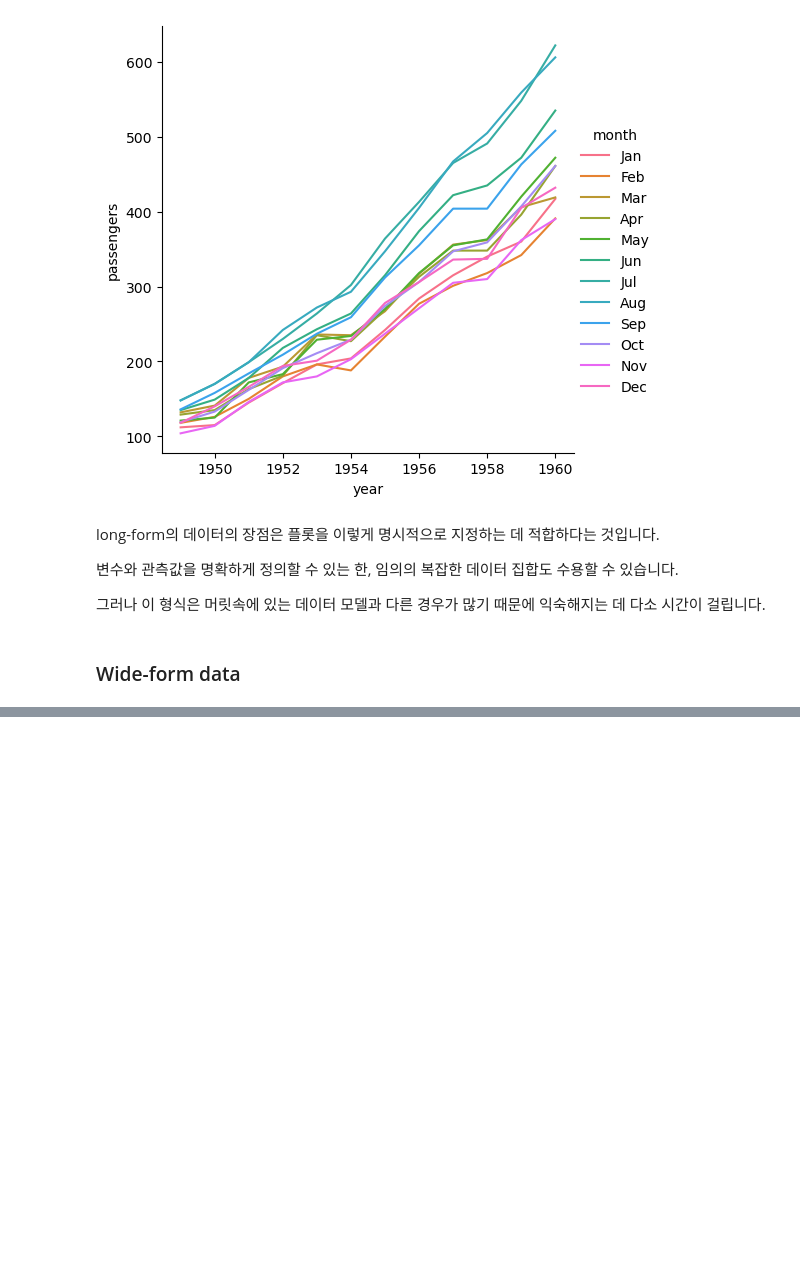
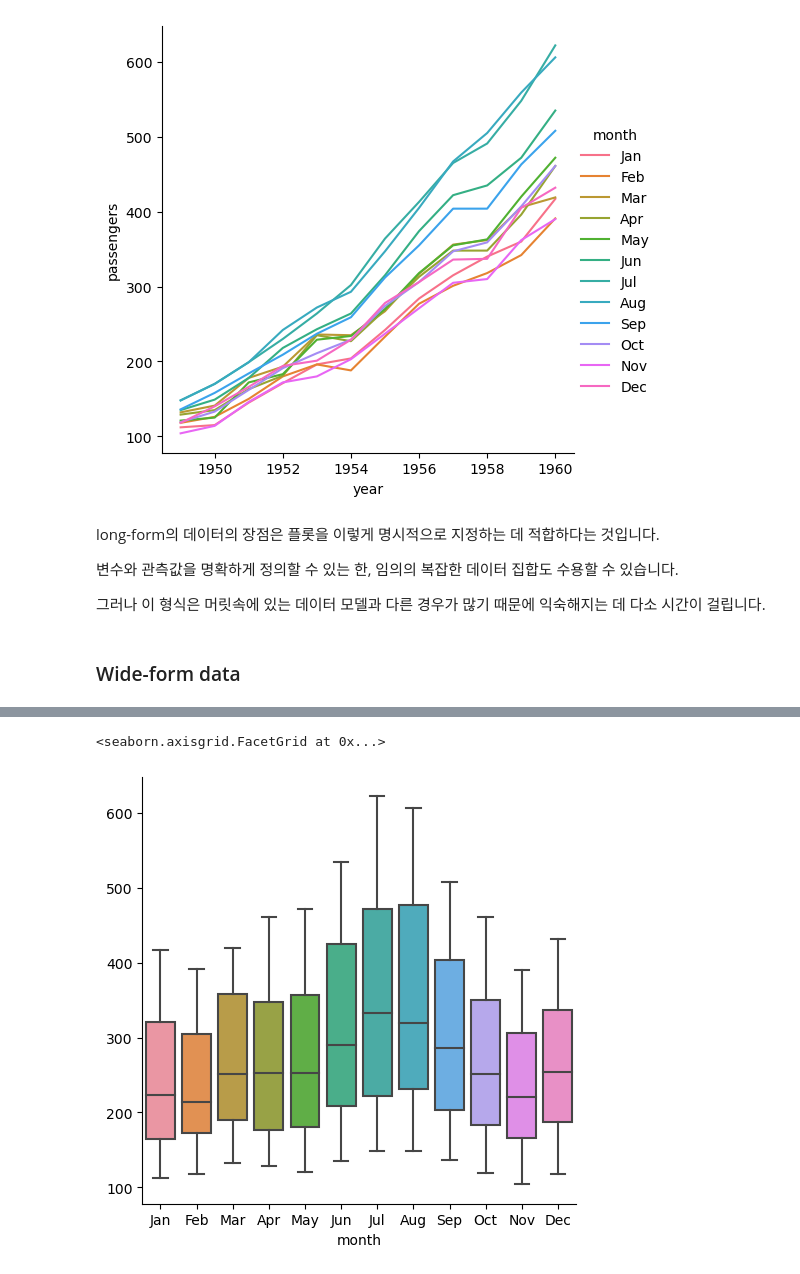
Before and after one commit to Choseyeonshay/seaborntutorial, a Jupyter notebook: 6. Data structures accepted by seaborn.ipynb, the cells around one changed output, grey strips where cells are left out. Saved outputs shown, nothing was run; the diff lists cells and outputs as text; code cells hidden in the pictures; blank space fills up the shorter version.

```diff
--- a/6. Data structures accepted by seaborn.ipynb
+++ b/6. Data structures accepted by seaborn.ipynb
@@ -99,0 +134,5 @@ sns.relplot(data=flights_wide, kind="line")
+# %%
+sns.catplot(data=flights_wide, kind="box")
+# %% [output]
+<seaborn.axisgrid.FacetGrid at 0x...>
+[figure, added]
```
Also changed, not shown: parts of 19 cells of this notebook.
